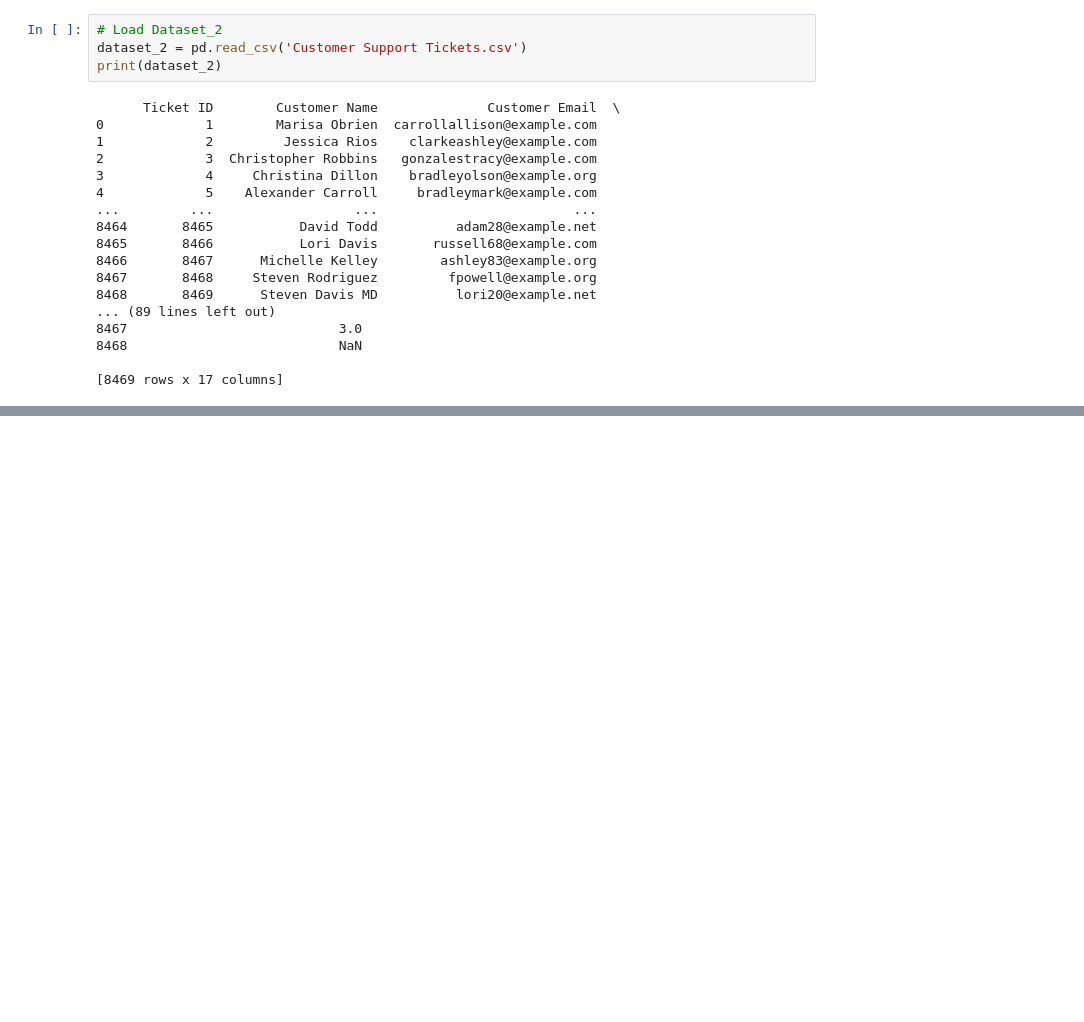
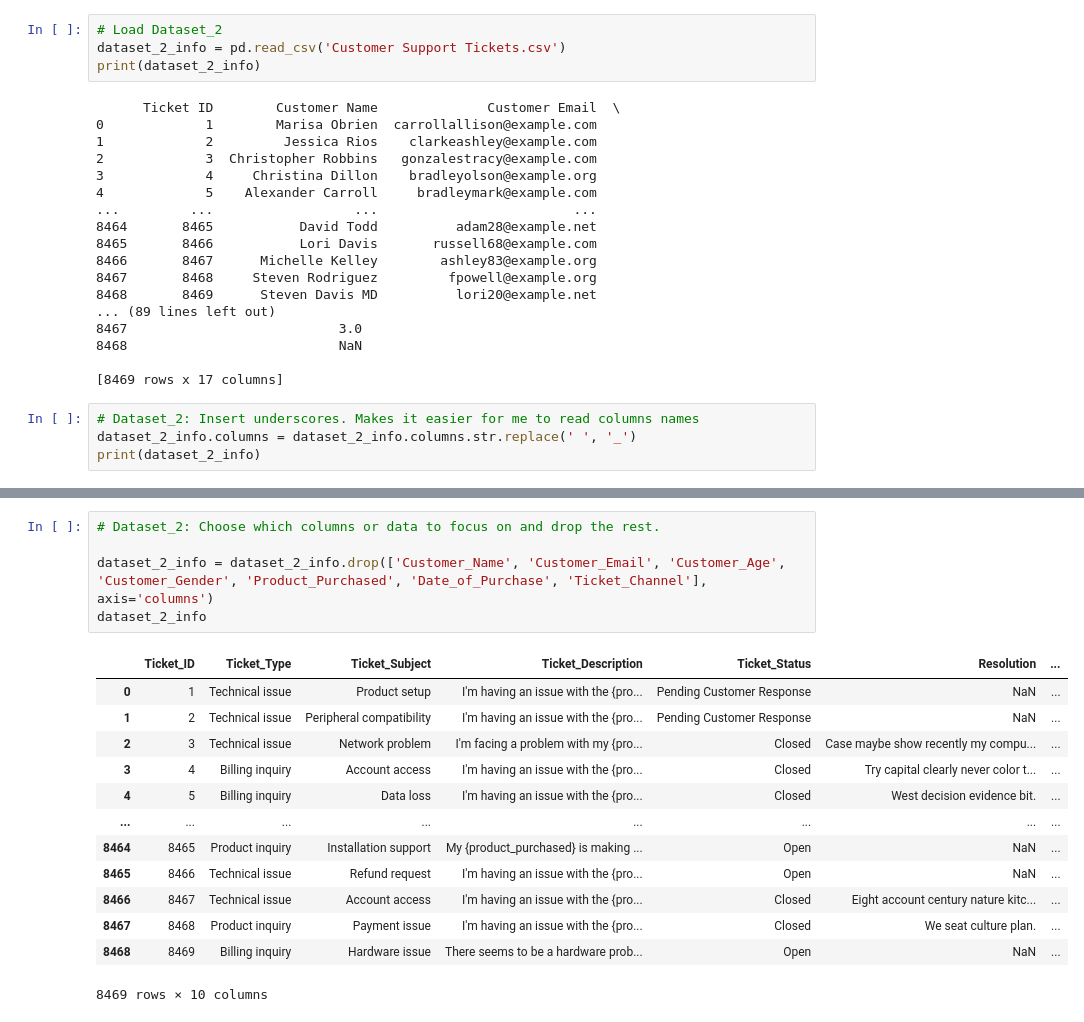
Before and after one commit to stevetech73/Tech_Support_Analysis, a Jupyter notebook: Technical_Support_Analysis.ipynb, the cells around one changed output, grey strips where cells are left out. Saved outputs shown, nothing was run; the diff lists cells and outputs as text; blank space fills up the shorter version.

```diff
--- a/Technical_Support_Analysis.ipynb
+++ b/Technical_Support_Analysis.ipynb
@@ -36,7 +113,7 @@ print(dataset_1)
 # %%
 # Load Dataset_2
-dataset_2 = pd.read_csv('Customer Support Tickets.csv')
-print(dataset_2)
+dataset_2_info = pd.read_csv('Customer Support Tickets.csv')
+print(dataset_2_info)
 # %% [output]
       Ticket ID        Customer Name              Customer Email  \
 0             1        Marisa Obrien  carrollallison@example.com
@@ -55,3 +132,7 @@ print(dataset_2)
 8468                           NaN
 
 [8469 rows x 17 columns]
+# %%
+# Dataset_2: Insert underscores. Makes it easier for me to read columns names
+dataset_2_info.columns = dataset_2_info.columns.str.replace(' ', '_')
+print(dataset_2_info)
@@ -57,0 +167,19 @@ print(dataset_2)
+# %%
+# Dataset_2: Choose which columns or data to focus on and drop the rest.
+
+dataset_2_info = dataset_2_info.drop(['Customer_Name', 'Customer_Email', 'Customer_Age', 'Customer_Gender', 'Product_Purchased', 'Date_of_Purchase', 'Ticket_Channel'], axis='columns')
+dataset_2_info
+# %% [output]
+|  | Ticket_ID | Ticket_Type | Ticket_Subject | Ticket_Description | Ticket_Status | Resolution | ... |
+| 0 | 1 | Technical issue | Product setup | I'm having an issue with the {pro... | Pending Customer Response | NaN | ... |
+| 1 | 2 | Technical issue | Peripheral compatibility | I'm having an issue with the {pro... | Pending Customer Response | NaN | ... |
+| 2 | 3 | Technical issue | Network problem | I'm facing a problem with my {pro... | Closed | Case maybe show recently my compu... | ... |
+| 3 | 4 | Billing inquiry | Account access | I'm having an issue with the {pro... | Closed | Try capital clearly never color t... | ... |
+| 4 | 5 | Billing inquiry | Data loss | I'm having an issue with the {pro... | Closed | West decision evidence bit. | ... |
+| ... | ... | ... | ... | ... | ... | ... | ... |
+| 8464 | 8465 | Product inquiry | Installation support | My {product_purchased} is making ... | Open | NaN | ... |
+| 8465 | 8466 | Technical issue | Refund request | I'm having an issue with the {pro... | Open | NaN | ... |
+| 8466 | 8467 | Technical issue | Account access | I'm having an issue with the {pro... | Closed | Eight account century nature kitc... | ... |
+| 8467 | 8468 | Product inquiry | Payment issue | I'm having an issue with the {pro... | Closed | We seat culture plan. | ... |
+| 8468 | 8469 | Billing inquiry | Hardware issue | There seems to be a hardware prob... | Open | NaN | ... |
+8469 rows × 10 columns
```
Also changed, not shown: parts of 12 cells of this notebook.
